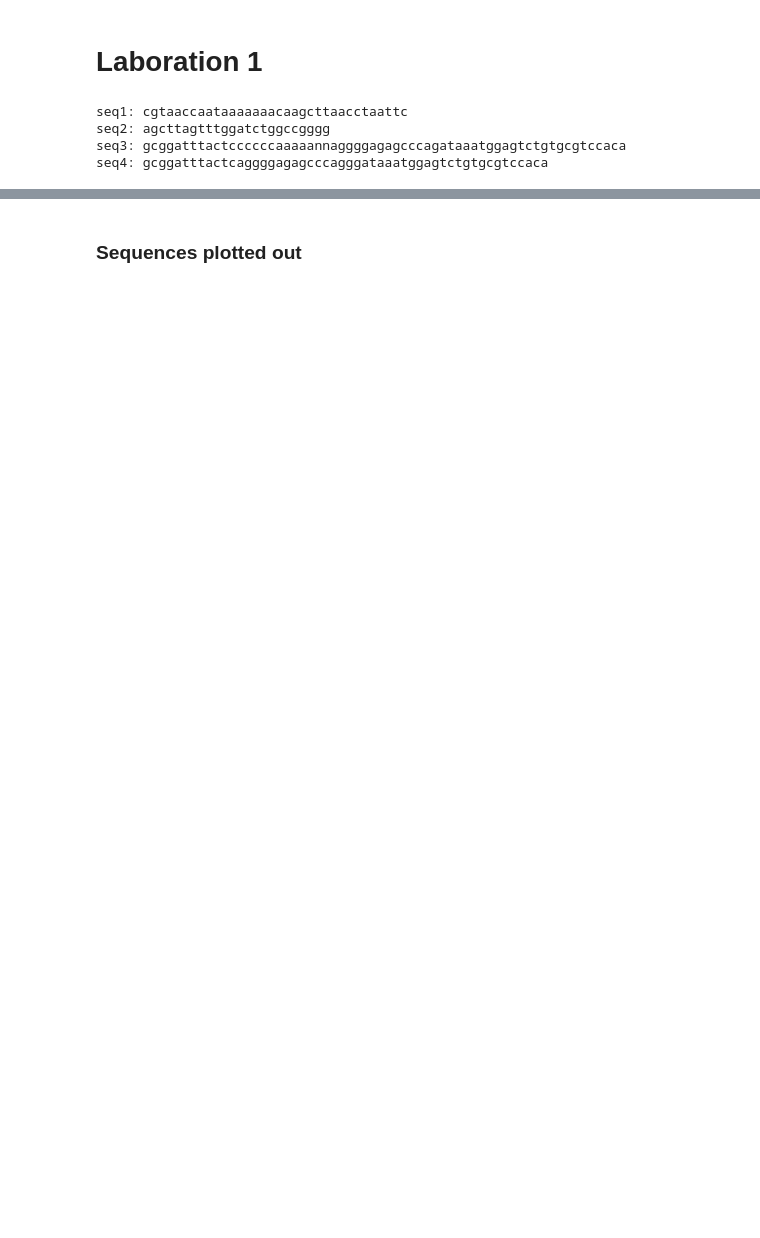
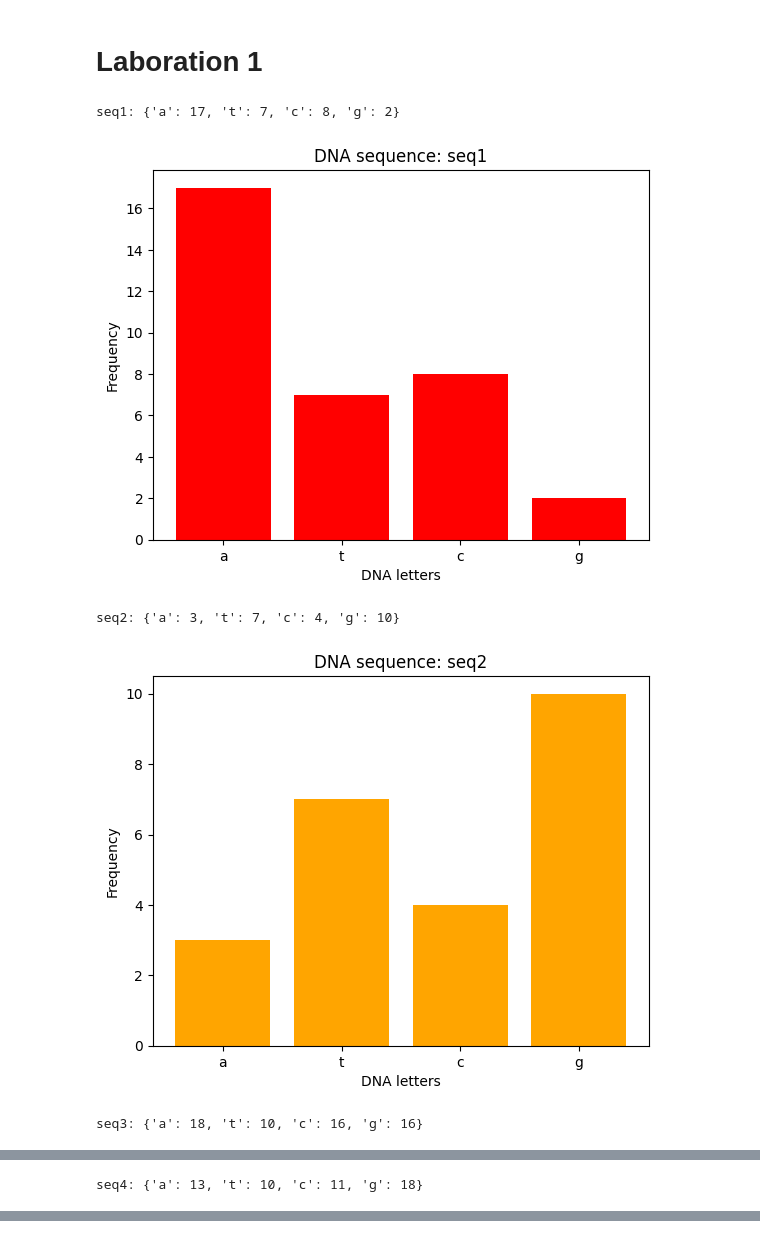
Before and after one commit to Skoga02/Python_julius_falt_skoglund_de25, a Jupyter notebook: laborations/lab_1.ipynb, the cells around one changed output, grey strips where cells are left out. Cells and saved outputs as stored; diff of their text form; code cells hidden in the pictures; blank space fills up the shorter version.

```diff
--- a/laborations/lab_1.ipynb
+++ b/laborations/lab_1.ipynb
@@ -1,38 +1,61 @@
 # %% [markdown]
 # Laboration 1
 # %%
-import numpy as np
+# imports matplotlib, a python library to make graphs
 import matplotlib.pyplot as plt
 
-
+# reads, cleans and sorts data in to new dictionary
 def extract_data(filename):
     seq = {}
     with open (filename, "r") as file:
         current_seq_id = None
         for line in file:
             # this is to clean the data from (\n) and whitespaces
             line = line.strip()
             if not line:
                 continue
             # if the data line starts with (>) then it is a header
             if line.startswith(">"):
             # this removes (>) from the output
                 current_seq_id = line[1:]
             # empty string because no dna_data is read yet
                 seq[current_seq_id] = ""
             # when its not a header, means its dna data, reads it and makes all data lower case
             else:
                 seq[current_seq_id] += line.lower()
     return seq
 
+# calls my function and stores the data under dna_data
+dna_data = extract_data("data/dna_raw.txt")
 
 
-dna_data = extract_data("data/dna_raw.txt")
+def plot_dna_seq(dna_data, seq_id, color=''):
+    # gets the dna string for that specific sequence
+    seq = dna_data.get(seq_id)
+    # creates dictionary to count each letter in that sequnce
+    counts = {
+        'a': seq.count('a'),
+        't': seq.count('t'),
+        'c': seq.count('c'),
+        'g': seq.count('g'),
+    }
+    print(f"{seq_id}: {counts}")
 
-for name, seq in dna_data.items():
-    print(f"{name}: {seq}")
+    # sets labels for the axes, values for the bars, a title and plots the histogram
+    plt.bar(counts.keys(), counts.values(), color=color)
+    plt.title(f"DNA sequence: {seq_id}")
+    plt.xlabel("DNA letters")
+    plt.ylabel("Frequency")
+    plt.show()
+
+# this calls for the bar charts, each sequnce gets its own and its own color
+plot_dna_seq(dna_data, "seq1", color='red')
+plot_dna_seq(dna_data, "seq2", color='orange')
+plot_dna_seq(dna_data, "seq3", color='green')
+plot_dna_seq(dna_data, "seq4", color='blue')
 # %% [output]
-seq1: cgtaaccaataaaaaaacaagcttaacctaattc
-seq2: agcttagtttggatctggccgggg
-seq3: gcggatttactccccccaaaaannaggggagagcccagataaatggagtctgtgcgtccaca
-seq4: gcggatttactcaggggagagcccagggataaatggagtctgtgcgtccaca
+seq1: {'a': 17, 't': 7, 'c': 8, 'g': 2}
+[figure, added]
+seq2: {'a': 3, 't': 7, 'c': 4, 'g': 10}
+[figure, added]
+seq3: {'a': 18, 't': 10, 'c': 16, 'g': 16}
@@ -38,0 +63 @@ seq4: gcggatttactcaggggagagcccagggataaatggagtctgtgcgtccaca
+seq4: {'a': 13, 't': 10, 'c': 11, 'g': 18}
@@ -39,2 +64,0 @@ seq4: gcggatttactcaggggagagcccagggataaatggagtctgtgcgtccaca
-# %% [markdown]
-### Sequences plotted out
```
Also changed, not shown: parts of 4 cells of this notebook, 2 other files.
